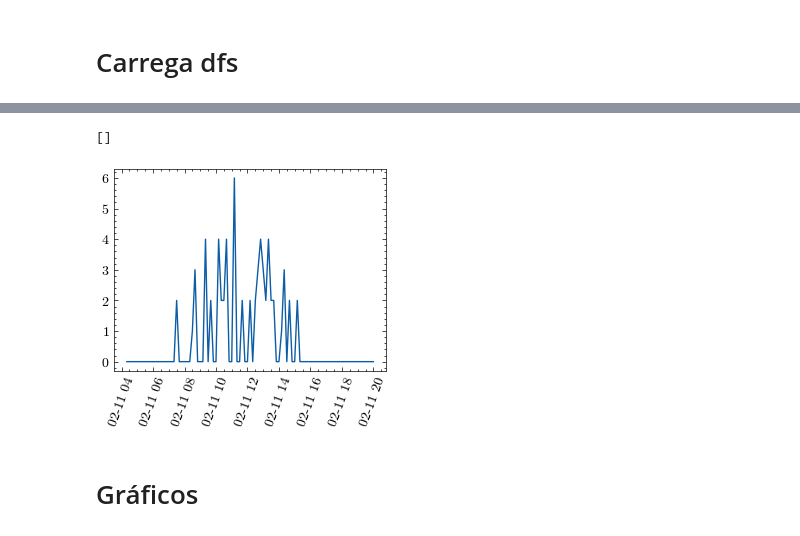
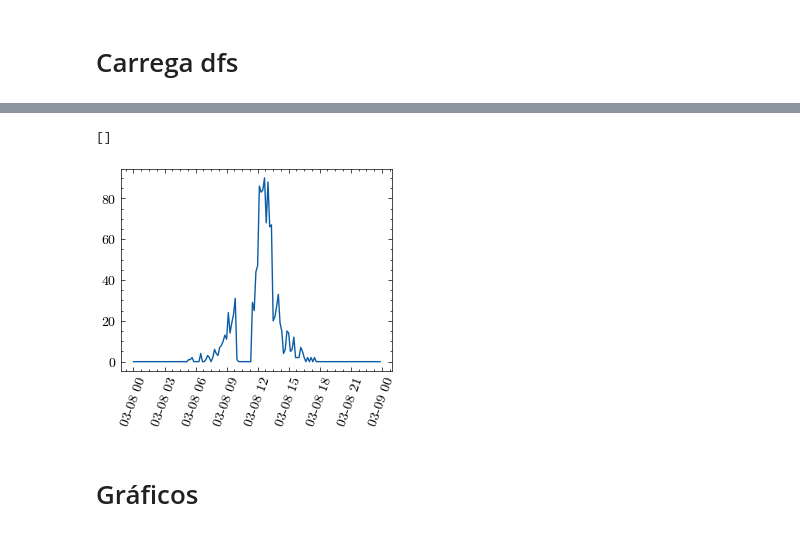
Before and after one commit to vinmir/workshop-gecap2, a Jupyter notebook: nb/poc_dados.ipynb, the cells around one changed output, grey strips where cells are left out. Drawn from its saved outputs; the diff is of its cells as text; code cells hidden in the pictures.

```diff
--- a/nb/poc_dados.ipynb
+++ b/nb/poc_dados.ipynb
@@ -249,4 +321,5 @@ df_es_base.loc[df_es_base.query("@t0 < ts_evento < @t1").index, 'ts_evento'] = d
 # %%
+df=df_base
 df_graf = df.groupby(
     [
         df.ts_evento.dt.floor('10min'),
@@ -283,2 +352,0 @@ y = df_graf.loc[:,1,:].values.flatten()
-# %%
-df_graf = df_graf.unstack(level=1).resample('10min').sum().stack(level=1, future_stack=True)
@@ -303,18 +353,18 @@ df_graf.loc[t0:t1,'Windows','2.1.9',1].droplevel(level=[1,2,3])
 # %%
 # x = df_graf.loc[:,1,:].index
 # y = df_graf.loc[:,1,:].values.flatten()
 
 fig, ax = plt.subplots()
 # ax.bar(df_graf.loc[:,1,:]['id_sessao'], width=0.005)
-# ax.plot(df_graf.loc[:,'Windows','2.1.9',1])
+ax.plot(df_graf.loc['2025-03-08':'2025-03-08','Windows','2.1.9',1].droplevel([1,2,3]))
 # ax.plot(df_graf.loc[:,'Mac','2.1.9',1])
-ax.plot(df_graf.loc[:,'Linux','2.1.9',1])
+# ax.plot(df_graf.loc[:,'Linux','2.1.9',1])
 # ax.plot(df_graf.loc[:,'Windows','1.5.3',1])
 plt.xticks(rotation=70)
 plt.plot()
 # %% [output]
 []
-[figure, old version]
+[figure, new version]
 # %% [markdown]
 # Gráficos
 # %%
```
Also changed, not shown: parts of 23 cells of this notebook, 3 other files.
